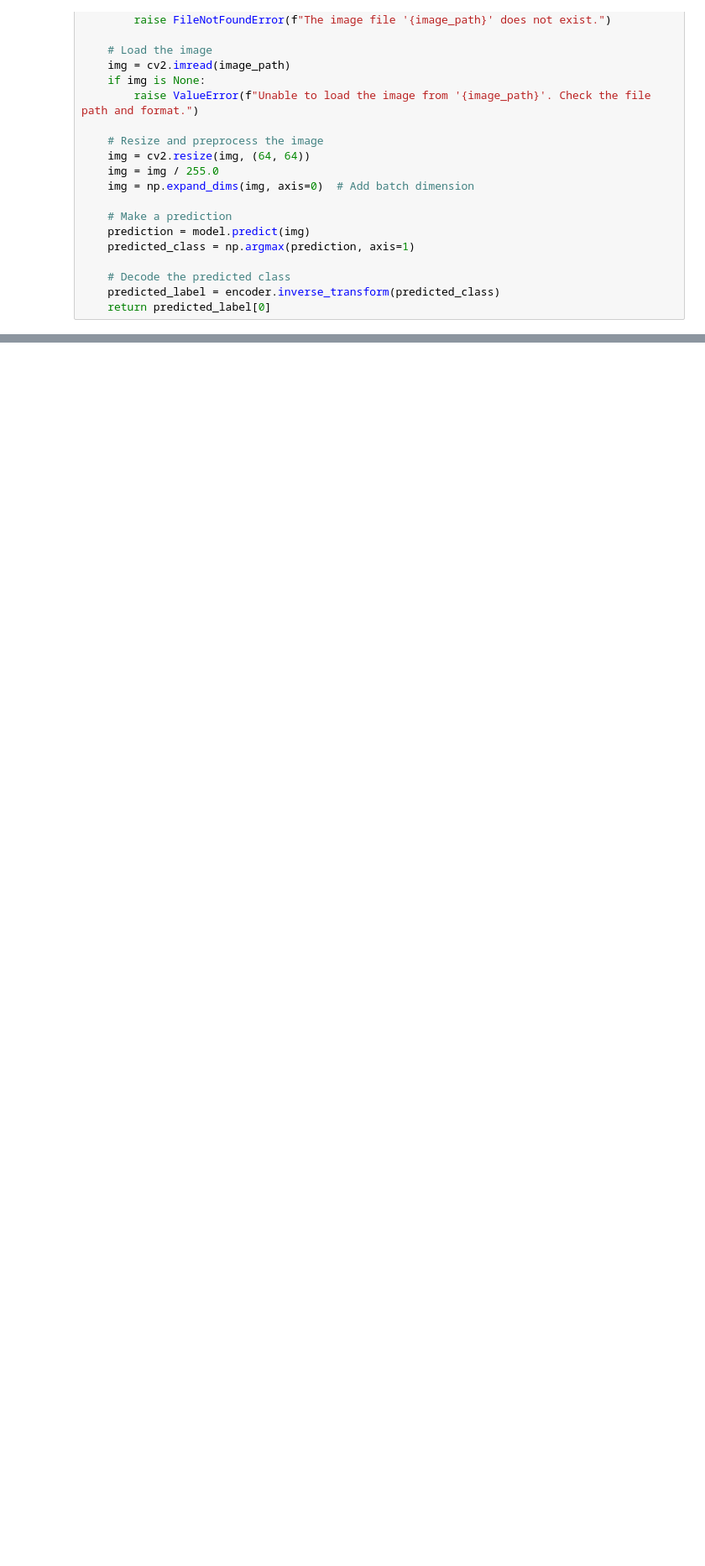
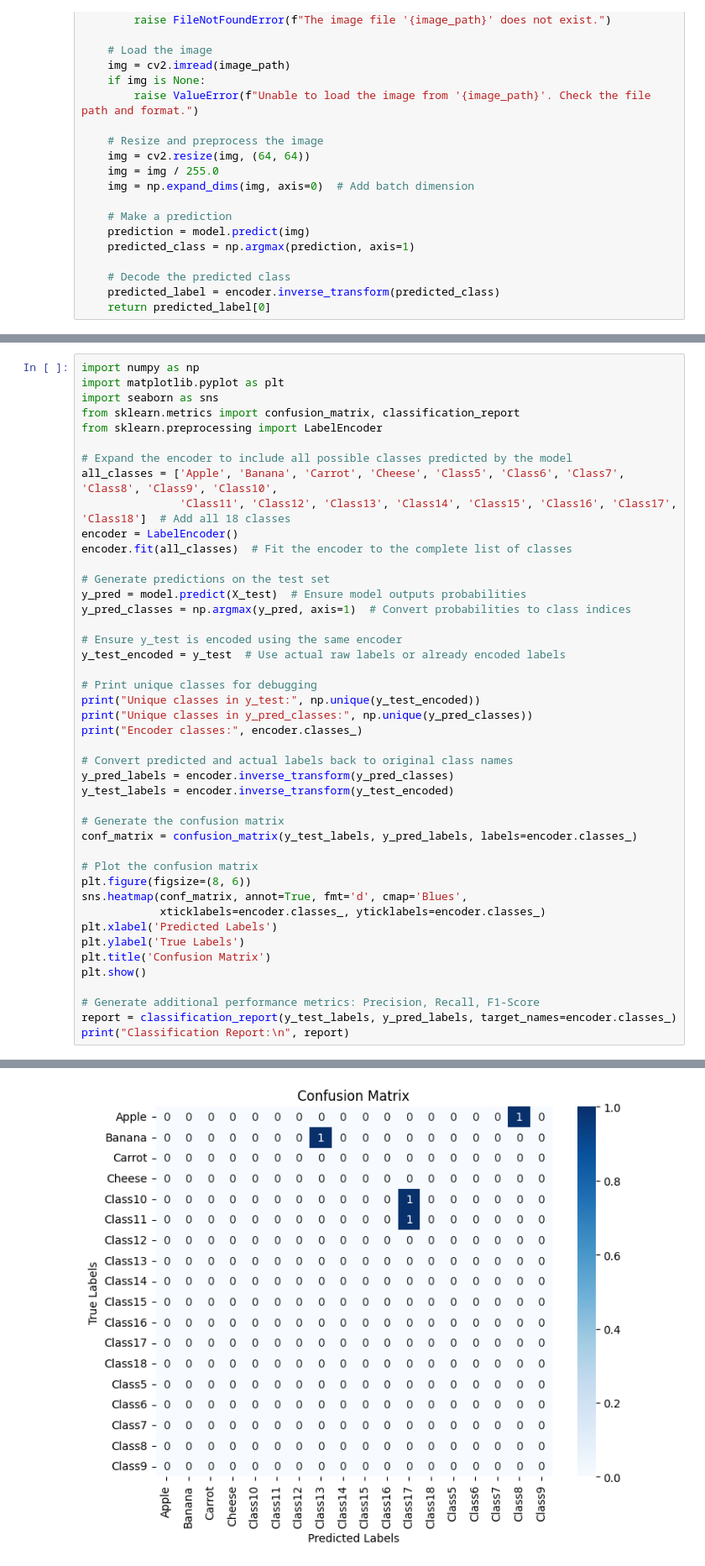
Before and after one commit to karzoun/Smart-Grocery-Check-Out-, a Jupyter notebook: checkout.ipynb, the cells around one changed output, grey strips where cells are left out. Shown: that part at 84% size. Saved outputs shown, nothing was run; the diff lists cells and outputs as text; blank space fills up the shorter version.

Commit message:
Classification Report

```diff
--- a/checkout.ipynb
+++ b/checkout.ipynb
@@ -363,0 +368,45 @@ def classify_image(image_path, model, encoder):
+# %%
+import numpy as np
+import matplotlib.pyplot as plt
+import seaborn as sns
+from sklearn.metrics import confusion_matrix, classification_report
+from sklearn.preprocessing import LabelEncoder
+
+# Expand the encoder to include all possible classes predicted by the model
+all_classes = ['Apple', 'Banana', 'Carrot', 'Cheese', 'Class5', 'Class6', 'Class7', 'Class8', 'Class9', 'Class10',
+               'Class11', 'Class12', 'Class13', 'Class14', 'Class15', 'Class16', 'Class17', 'Class18']  # Add all 18 classes
+encoder = LabelEncoder()
+encoder.fit(all_classes)  # Fit the encoder to the complete list of classes
+
+# Generate predictions on the test set
+y_pred = model.predict(X_test)  # Ensure model outputs probabilities
+y_pred_classes = np.argmax(y_pred, axis=1)  # Convert probabilities to class indices
+
+# Ensure y_test is encoded using the same encoder
+y_test_encoded = y_test  # Use actual raw labels or already encoded labels
+
+# Print unique classes for debugging
+print("Unique classes in y_test:", np.unique(y_test_encoded))
+print("Unique classes in y_pred_classes:", np.unique(y_pred_classes))
+print("Encoder classes:", encoder.classes_)
+
+# Convert predicted and actual labels back to original class names
+y_pred_labels = encoder.inverse_transform(y_pred_classes)
+y_test_labels = encoder.inverse_transform(y_test_encoded)
+
+# Generate the confusion matrix
+conf_matrix = confusion_matrix(y_test_labels, y_pred_labels, labels=encoder.classes_)
+
+# Plot the confusion matrix
+plt.figure(figsize=(8, 6))
+sns.heatmap(conf_matrix, annot=True, fmt='d', cmap='Blues',
+            xticklabels=encoder.classes_, yticklabels=encoder.classes_)
+plt.xlabel('Predicted Labels')
+plt.ylabel('True Labels')
+plt.title('Confusion Matrix')
+plt.show()
+
+# Generate additional performance metrics: Precision, Recall, F1-Score
+report = classification_report(y_test_labels, y_pred_labels, target_names=encoder.classes_)
+print("Classification Report:\n", report)
+# %% [output]
@@ -363,0 +419 @@ def classify_image(image_path, model, encoder):
+[figure, added]
```
Also changed, not shown: parts of 8 cells of this notebook, 1 other file.
